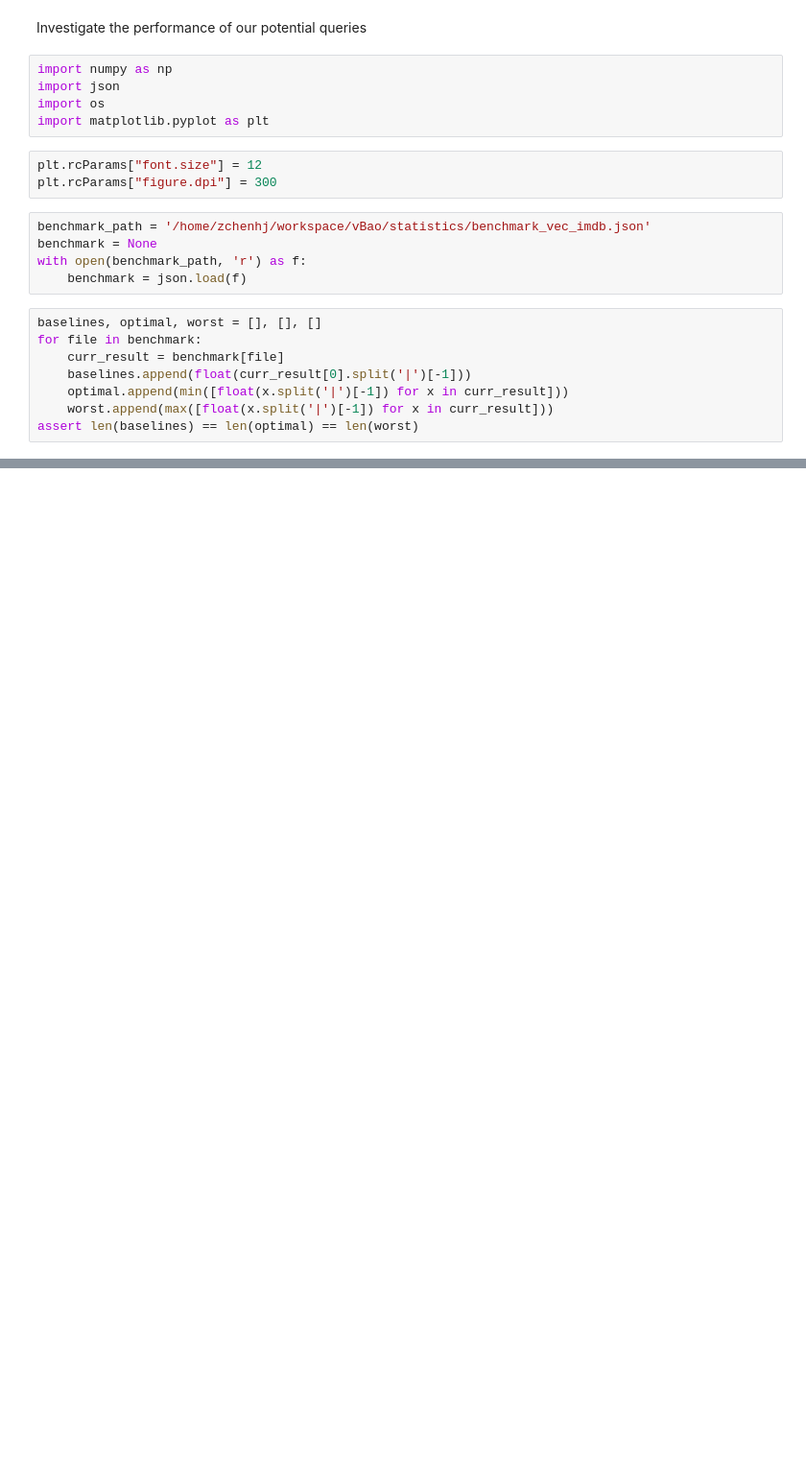
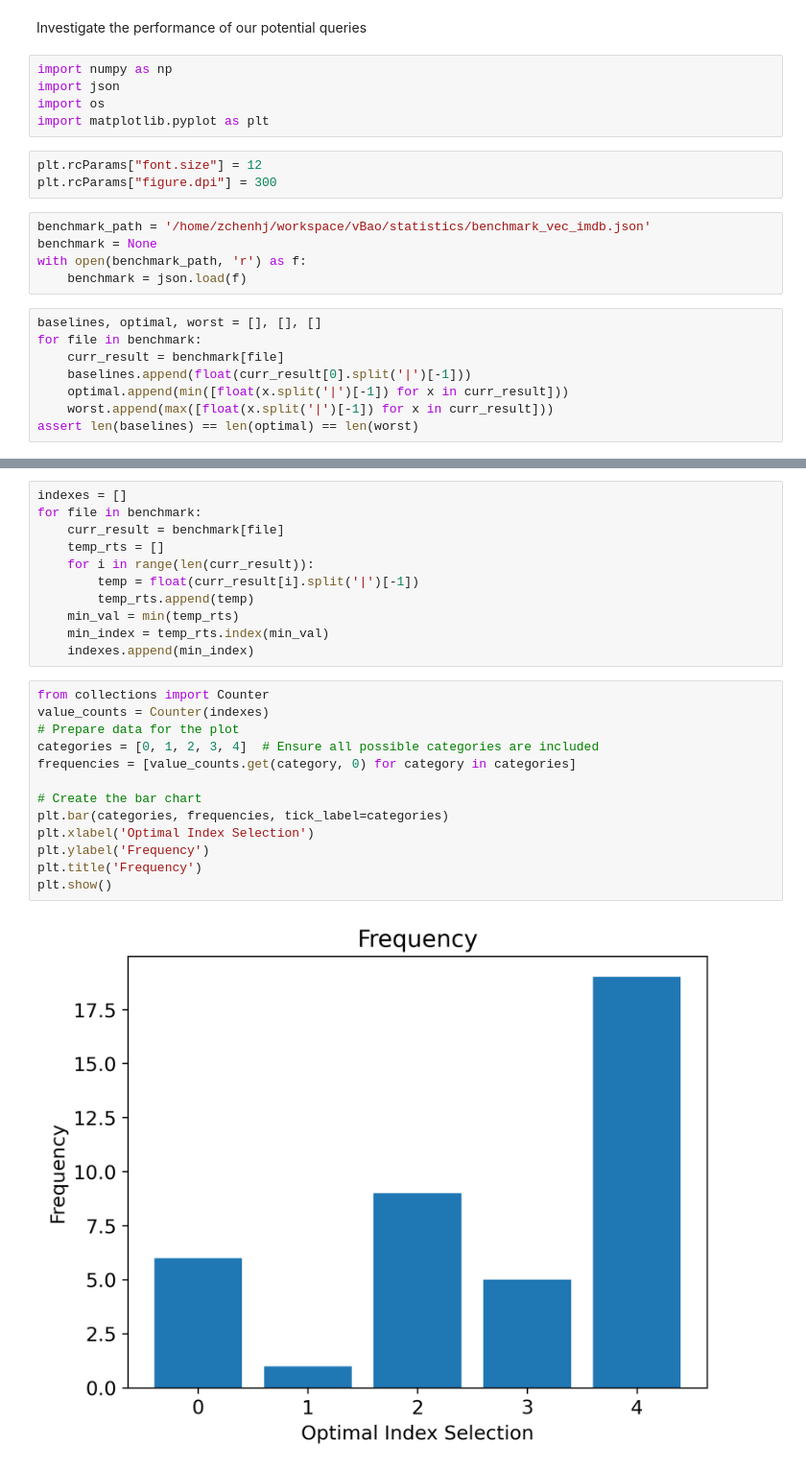
Before and after one commit to OscarC9912/vbao_optmizer4vdb, a Jupyter notebook: statistics/analysis.ipynb, the cells around one changed output, grey strips where cells are left out. Shown at 96% size. Cells and saved outputs as stored; diff of their text form; blank space fills up the shorter version.

```diff
--- a/statistics/analysis.ipynb
+++ b/statistics/analysis.ipynb
@@ -45,0 +69,26 @@ plt.legend()
+# %%
+indexes = []
+for file in benchmark:
+    curr_result = benchmark[file]
+    temp_rts = []
+    for i in range(len(curr_result)):
+        temp = float(curr_result[i].split('|')[-1])
+        temp_rts.append(temp)
+    min_val = min(temp_rts)
+    min_index = temp_rts.index(min_val)
+    indexes.append(min_index)
+# %%
+from collections import Counter
+value_counts = Counter(indexes)
+# Prepare data for the plot
+categories = [0, 1, 2, 3, 4]  # Ensure all possible categories are included
+frequencies = [value_counts.get(category, 0) for category in categories]
+
+# Create the bar chart
+plt.bar(categories, frequencies, tick_label=categories)
+plt.xlabel('Optimal Index Selection')
+plt.ylabel('Frequency')
+plt.title('Frequency')
+plt.show()
+# %% [output]
+[figure, added]
```
Also changed, not shown: parts of 3 cells of this notebook, 18 other files.
